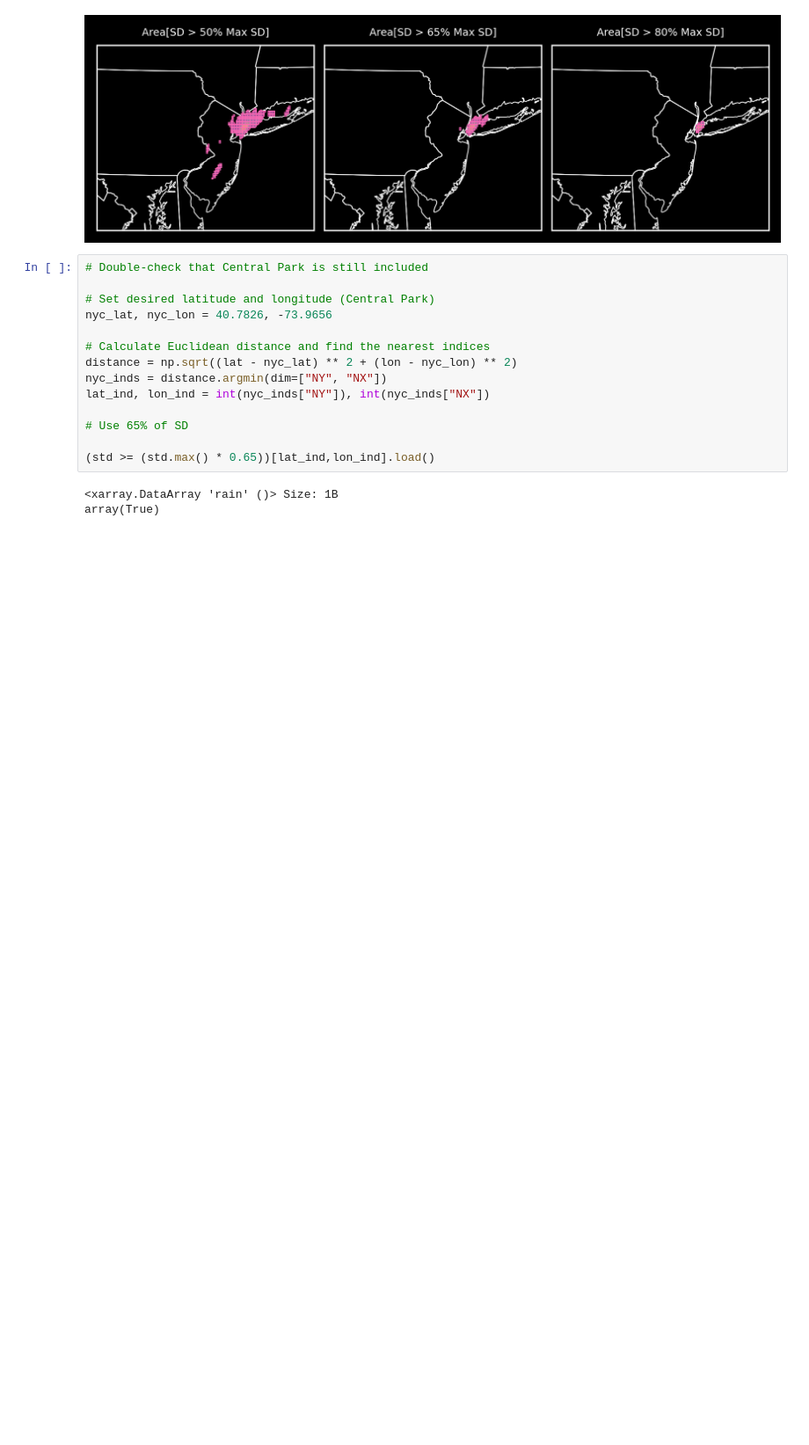
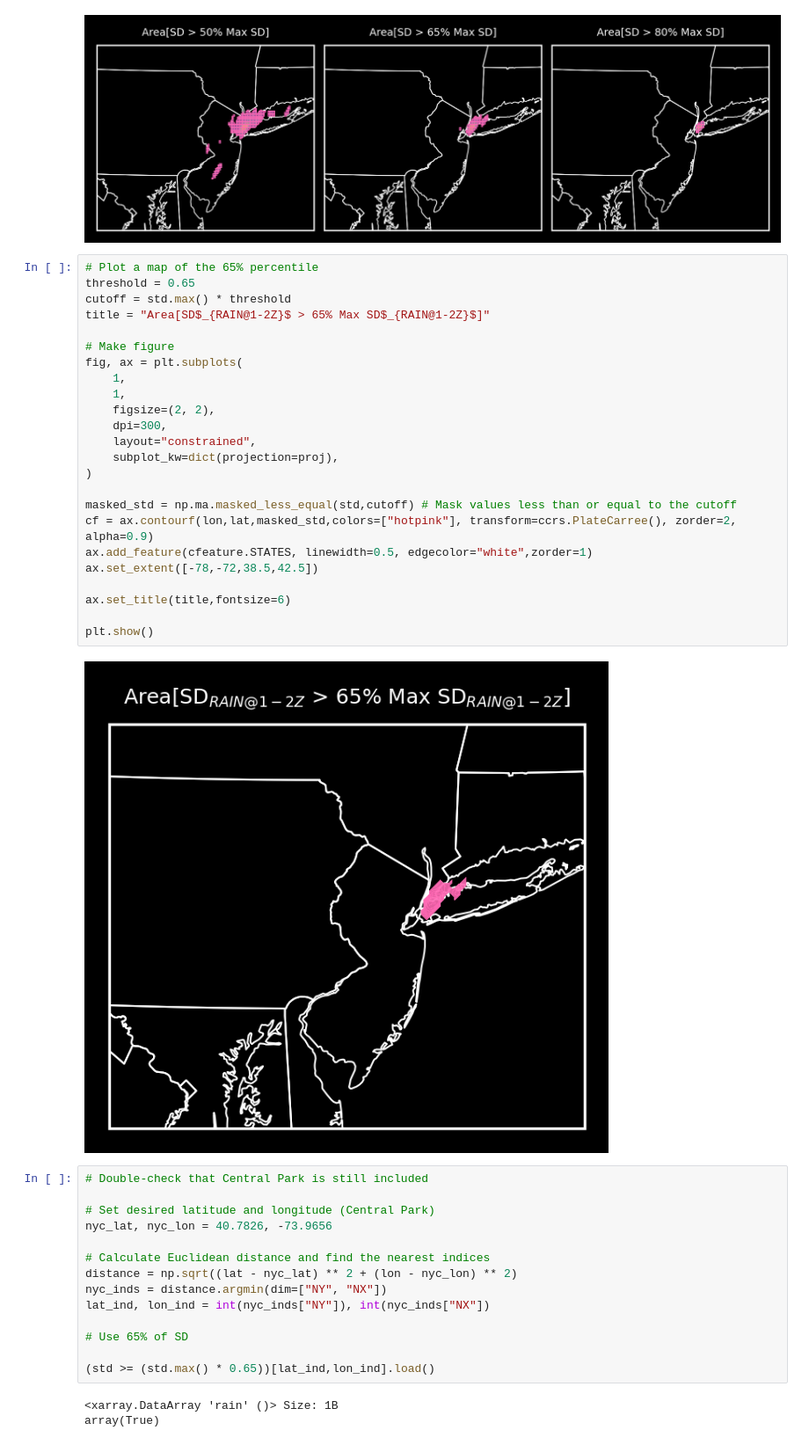
Before and after one commit to tyfolino/ida-precip, a Jupyter notebook: new-wofs/area-of-max-variability.ipynb, the cells around one changed output. Shown at 88% size. Cells and saved outputs as stored; diff of their text form; blank space fills up the shorter version.

```diff
--- a/new-wofs/area-of-max-variability.ipynb
+++ b/new-wofs/area-of-max-variability.ipynb
@@ -124,6 +123,32 @@ for i, ax in enumerate(axes.flat): # type: ignore
     ax.set_title(titles[i],fontsize=6)
 # %% [output]
 [figure]
+# %%
+# Plot a map of the 65% percentile
+threshold = 0.65
+cutoff = std.max() * threshold
+title = "Area[SD$_{RAIN@1-2Z}$ > 65% Max SD$_{RAIN@1-2Z}$]"
+
+# Make figure
+fig, ax = plt.subplots(
+    1,
+    1,
+    figsize=(2, 2),
+    dpi=300,
+    layout="constrained",
+    subplot_kw=dict(projection=proj),
+)
+
+masked_std = np.ma.masked_less_equal(std,cutoff) # Mask values less than or equal to the cutoff
+cf = ax.contourf(lon,lat,masked_std,colors=["hotpink"], transform=ccrs.PlateCarree(), zorder=2, alpha=0.9)
+ax.add_feature(cfeature.STATES, linewidth=0.5, edgecolor="white",zorder=1)
+ax.set_extent([-78,-72,38.5,42.5])
+
+ax.set_title(title,fontsize=6)
+
+plt.show()
+# %% [output]
+[figure, added]
 # %%
 # Double-check that Central Park is still included
 
```
Also changed, not shown: parts of 1 cell of this notebook, 4 other files.
